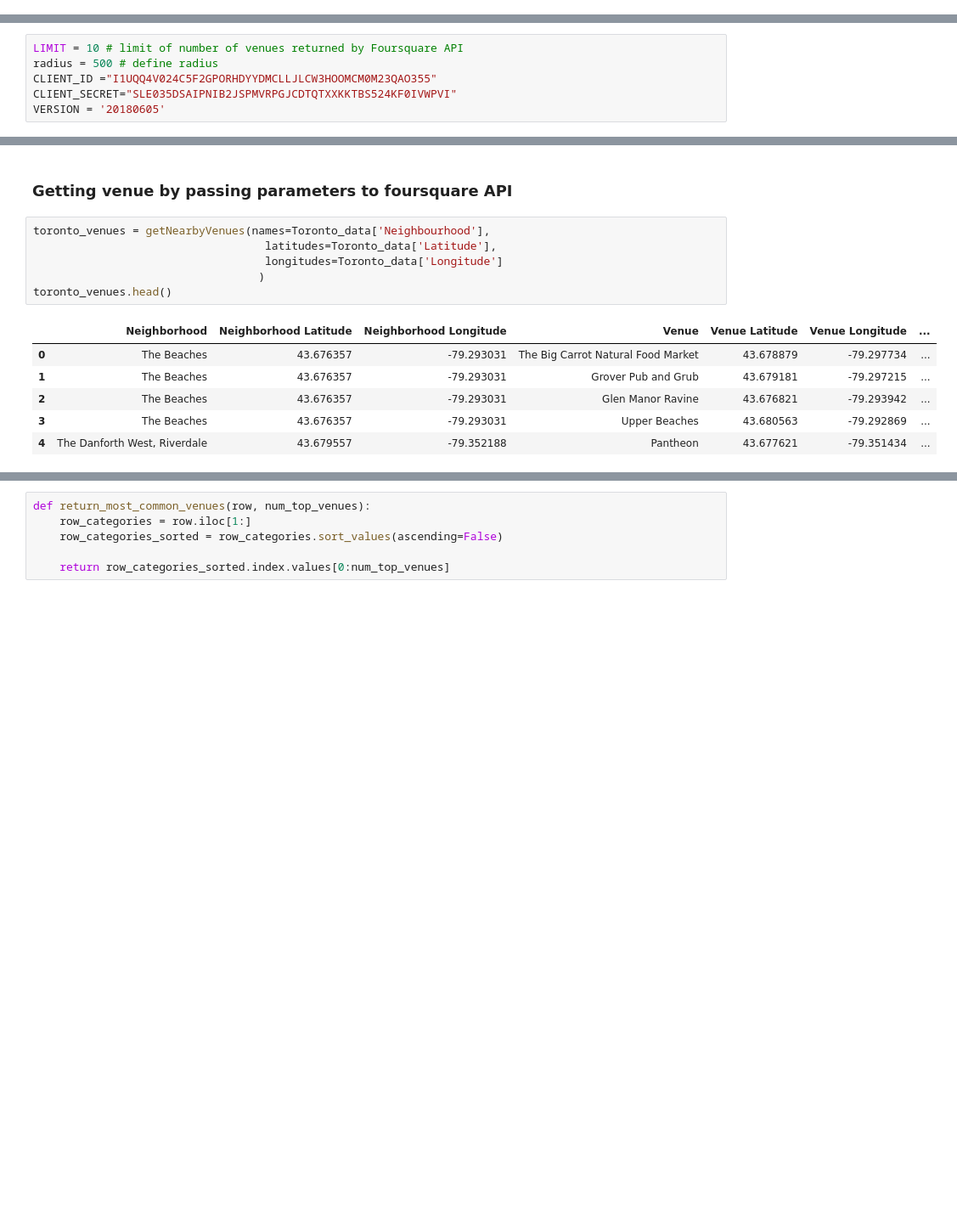
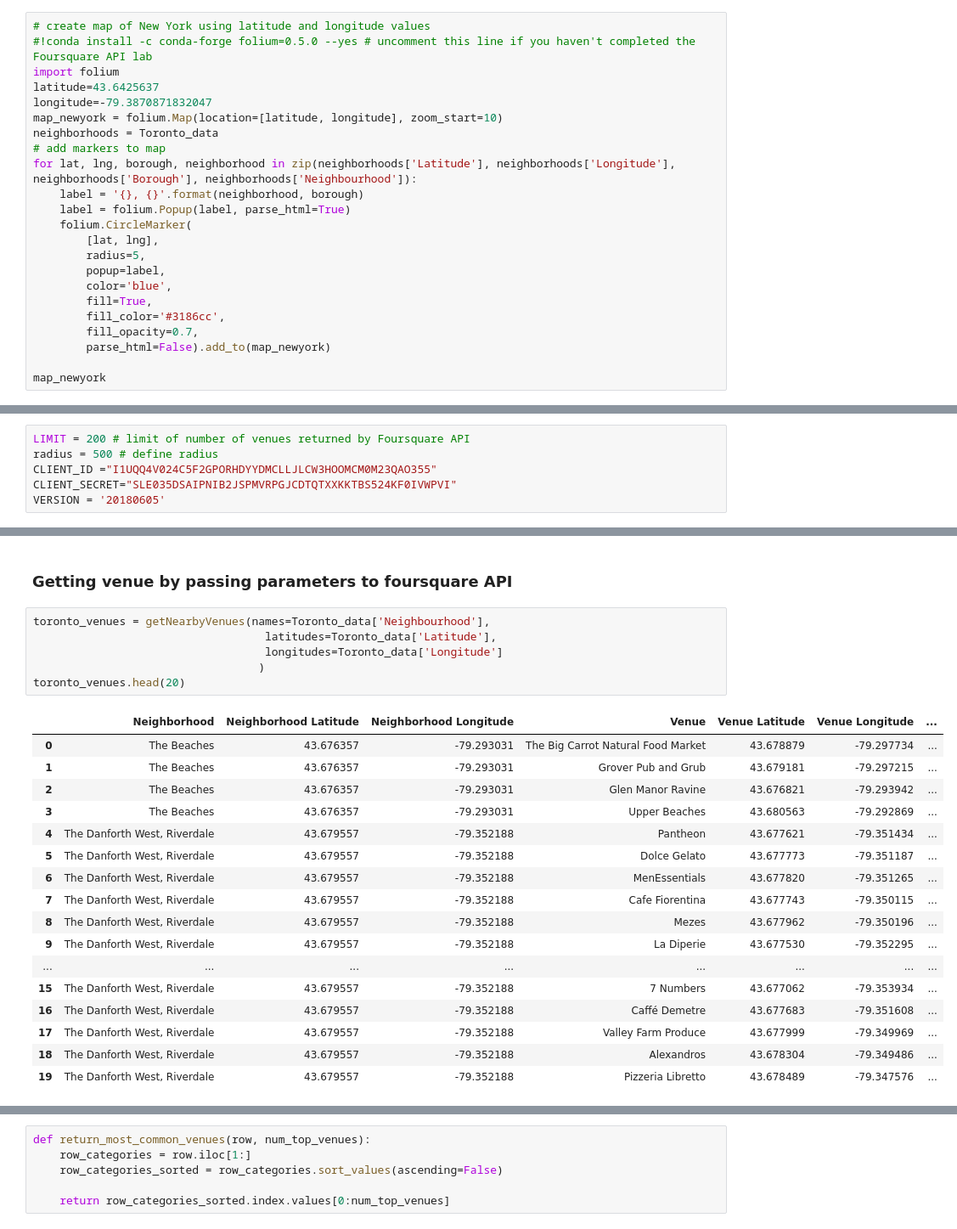
Before and after one commit to kiranprasad2/DataScience, a Jupyter notebook: Toronto Neighbourhood.ipynb, the cells around one changed output, grey strips where cells are left out. Shown at 85% size. Saved outputs shown, nothing was run; the diff lists cells and outputs as text; blank space fills up the shorter version.

```diff
--- a/Toronto Neighbourhood.ipynb
+++ b/Toronto Neighbourhood.ipynb
@@ -87,0 +92,23 @@ Toronto_data.head()
+# %%
+# create map of New York using latitude and longitude values
+#!conda install -c conda-forge folium=0.5.0 --yes # uncomment this line if you haven't completed the Foursquare API lab
+import folium
+latitude=43.6425637
+longitude=-79.3870871832047
+map_newyork = folium.Map(location=[latitude, longitude], zoom_start=10)
+neighborhoods = Toronto_data
+# add markers to map
+for lat, lng, borough, neighborhood in zip(neighborhoods['Latitude'], neighborhoods['Longitude'], neighborhoods['Borough'], neighborhoods['Neighbourhood']):
+    label = '{}, {}'.format(neighborhood, borough)
+    label = folium.Popup(label, parse_html=True)
+    folium.CircleMarker(
+        [lat, lng],
+        radius=5,
+        popup=label,
+        color='blue',
+        fill=True,
+        fill_color='#3186cc',
+        fill_opacity=0.7,
+        parse_html=False).add_to(map_newyork)
+
+map_newyork
@@ -112,7 +141,7 @@ print('The geograpical coordinate of Toronto are {}, {}.'.format(latitude, longi
 # %% [output]
 The geograpical coordinate of Toronto are 43.6425637, -79.3870871832047.
 # %%
-LIMIT = 10 # limit of number of venues returned by Foursquare API
+LIMIT = 200 # limit of number of venues returned by Foursquare API
 radius = 500 # define radius
 CLIENT_ID ="I1UQQ4V024C5F2GPORHDYYDMCLLJLCW3HOOMCM0M23QAO355"
 CLIENT_SECRET="SLE035DSAIPNIB2JSPMVRPGJCDTQTXXKKTBS524KF0IVWPVI"
@@ -164,16 +193,27 @@ def getNearbyVenues(names, latitudes, longitudes, radius=500):
 # %%
 toronto_venues = getNearbyVenues(names=Toronto_data['Neighbourhood'],
                                    latitudes=Toronto_data['Latitude'],
                                    longitudes=Toronto_data['Longitude']
                                   )
-toronto_venues.head()
+toronto_venues.head(20)
 # %% [output]
 |  | Neighborhood | Neighborhood Latitude | Neighborhood Longitude | Venue | Venue Latitude | Venue Longitude | ... |
 | 0 | The Beaches | 43.676357 | -79.293031 | The Big Carrot Natural Food Market | 43.678879 | -79.297734 | ... |
 | 1 | The Beaches | 43.676357 | -79.293031 | Grover Pub and Grub | 43.679181 | -79.297215 | ... |
 | 2 | The Beaches | 43.676357 | -79.293031 | Glen Manor Ravine | 43.676821 | -79.293942 | ... |
 | 3 | The Beaches | 43.676357 | -79.293031 | Upper Beaches | 43.680563 | -79.292869 | ... |
 | 4 | The Danforth West, Riverdale | 43.679557 | -79.352188 | Pantheon | 43.677621 | -79.351434 | ... |
+| 5 | The Danforth West, Riverdale | 43.679557 | -79.352188 | Dolce Gelato | 43.677773 | -79.351187 | ... |
+| 6 | The Danforth West, Riverdale | 43.679557 | -79.352188 | MenEssentials | 43.677820 | -79.351265 | ... |
+| 7 | The Danforth West, Riverdale | 43.679557 | -79.352188 | Cafe Fiorentina | 43.677743 | -79.350115 | ... |
+| 8 | The Danforth West, Riverdale | 43.679557 | -79.352188 | Mezes | 43.677962 | -79.350196 | ... |
+| 9 | The Danforth West, Riverdale | 43.679557 | -79.352188 | La Diperie | 43.677530 | -79.352295 | ... |
+| ... | ... | ... | ... | ... | ... | ... | ... |
+| 15 | The Danforth West, Riverdale | 43.679557 | -79.352188 | 7 Numbers | 43.677062 | -79.353934 | ... |
+| 16 | The Danforth West, Riverdale | 43.679557 | -79.352188 | Caffé Demetre | 43.677683 | -79.351608 | ... |
+| 17 | The Danforth West, Riverdale | 43.679557 | -79.352188 | Valley Farm Produce | 43.677999 | -79.349969 | ... |
+| 18 | The Danforth West, Riverdale | 43.679557 | -79.352188 | Alexandros | 43.678304 | -79.349486 | ... |
+| 19 | The Danforth West, Riverdale | 43.679557 | -79.352188 | Pizzeria Libretto | 43.678489 | -79.347576 | ... |
 # %%
 toronto_venues.groupby('Neighborhood').count()
 # %% [output]
```
Also changed, not shown: parts of 16 cells of this notebook.
